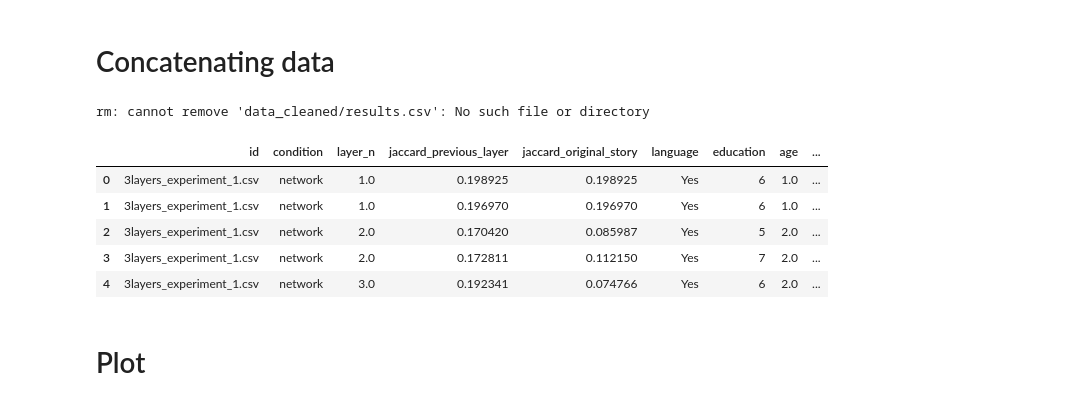
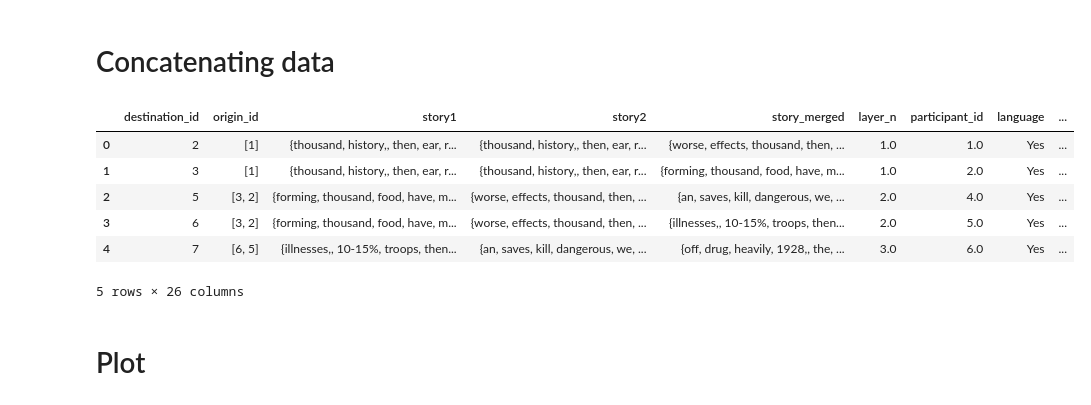
Before and after one commit to jgarciab/rumor_stuff, a Jupyter notebook: analyze_data.ipynb, the cells around one changed output. Cells and saved outputs as stored; diff of their text form; code cells hidden in the pictures.

```diff
--- a/analyze_data.ipynb
+++ b/analyze_data.ipynb
@@ -55,27 +96,30 @@ def create_similarity(data):
 # %%
 !rm data_cleaned/results.csv
 datas = []
 
 for exp in os.listdir("data_cleaned"):
     data = pd.read_csv(f"data_cleaned/{exp}", sep="\t")
     data["id"] = exp
     if "chain" in exp:
         data["condition"] = "chain"
     else:
         data["condition"] = "network"
-    datas.append(create_similarity(data))
+
+    data = create_similarity(data)
+    data = create_interactions(data)
+    datas.append(data)
 
 results = pd.concat(datas)
 results.to_csv("data_cleaned/results.csv",index=None,sep="\t")
 results.head()
 # %% [output]
+|  | destination_id | origin_id | story1 | story2 | story_merged | layer_n | participant_id | language | ... |
+| 0 | 2 | [1] | {thousand, history,, then, ear, r... | {thousand, history,, then, ear, r... | {worse, effects, thousand, then, ... | 1.0 | 1.0 | Yes | ... |
+| 1 | 3 | [1] | {thousand, history,, then, ear, r... | {thousand, history,, then, ear, r... | {forming, thousand, food, have, m... | 1.0 | 2.0 | Yes | ... |
+| 2 | 5 | [3, 2] | {forming, thousand, food, have, m... | {worse, effects, thousand, then, ... | {an, saves, kill, dangerous, we, ... | 2.0 | 4.0 | Yes | ... |
+| 3 | 6 | [3, 2] | {forming, thousand, food, have, m... | {worse, effects, thousand, then, ... | {illnesses,, 10-15%, troops, then... | 2.0 | 5.0 | Yes | ... |
+| 4 | 7 | [6, 5] | {illnesses,, 10-15%, troops, then... | {an, saves, kill, dangerous, we, ... | {off, drug, heavily, 1928,, the, ... | 3.0 | 6.0 | Yes | ... |
-rm: cannot remove 'data_cleaned/results.csv': No such file or directory
+5 rows × 26 columns
-|  | id | condition | layer_n | jaccard_previous_layer | jaccard_original_story | language | education | age | ... |
-| 0 | 3layers_experiment_1.csv | network | 1.0 | 0.198925 | 0.198925 | Yes | 6 | 1.0 | ... |
-| 1 | 3layers_experiment_1.csv | network | 1.0 | 0.196970 | 0.196970 | Yes | 6 | 1.0 | ... |
-| 2 | 3layers_experiment_1.csv | network | 2.0 | 0.170420 | 0.085987 | Yes | 5 | 2.0 | ... |
-| 3 | 3layers_experiment_1.csv | network | 2.0 | 0.172811 | 0.112150 | Yes | 7 | 2.0 | ... |
-| 4 | 3layers_experiment_1.csv | network | 3.0 | 0.192341 | 0.074766 | Yes | 6 | 2.0 | ... |
 # %% [markdown]
 # Plot
 # %%
```
Also changed, not shown: parts of 8 cells of this notebook, 11 other files.
